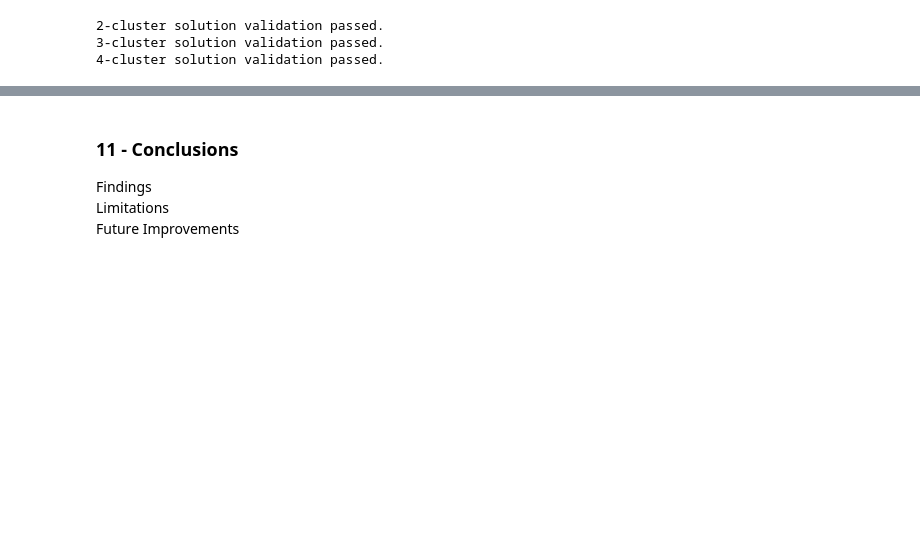
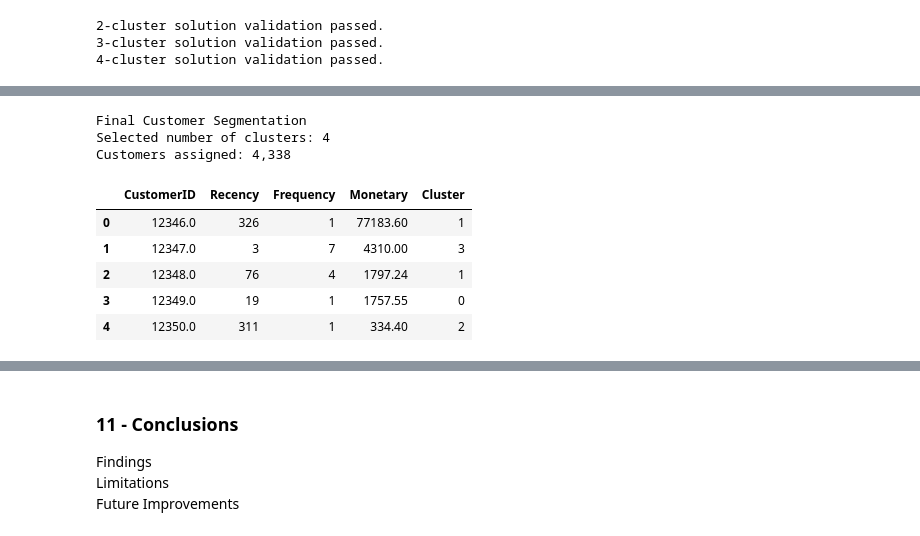
Before and after one commit to ferrillt/Customer-Segmentation-Clustering, a Jupyter notebook: notebooks/Customer_Segmentation_Clustering.ipynb, the cells around one changed output, grey strips where cells are left out. Saved outputs shown, nothing was run; the diff lists cells and outputs as text; code cells hidden in the pictures; blank space fills up the shorter version.

```diff
--- a/notebooks/Customer_Segmentation_Clustering.ipynb
+++ b/notebooks/Customer_Segmentation_Clustering.ipynb
@@ -1000,0 +1022,35 @@ Customer profiles and recommendations
+# %%
+# Section 10 - Business Interpretation
+# Fit the selected four-cluster K-Means model
+
+final_k = 4
+
+final_kmeans = KMeans(
+    n_clusters=final_k,
+    random_state=42,
+    n_init=10
+)
+
+final_cluster_labels = final_kmeans.fit_predict(rfm_scaled)
+
+# Preserve original RFM values for interpretation
+rfm_segmented = rfm.copy()
+
+# Assign each customer to a cluster
+rfm_segmented["Cluster"] = final_cluster_labels
+
+print("Final Customer Segmentation")
+print(f"Selected number of clusters: {final_k}")
+print(f"Customers assigned: {len(rfm_segmented):,}")
+
+display(rfm_segmented.head())
+# %% [output]
+Final Customer Segmentation
+Selected number of clusters: 4
+Customers assigned: 4,338
+|  | CustomerID | Recency | Frequency | Monetary | Cluster |
+| 0 | 12346.0 | 326 | 1 | 77183.60 | 1 |
+| 1 | 12347.0 | 3 | 7 | 4310.00 | 3 |
+| 2 | 12348.0 | 76 | 4 | 1797.24 | 1 |
+| 3 | 12349.0 | 19 | 1 | 1757.55 | 0 |
+| 4 | 12350.0 | 311 | 1 | 334.40 | 2 |
```
Also changed, not shown: parts of 4 cells of this notebook.
